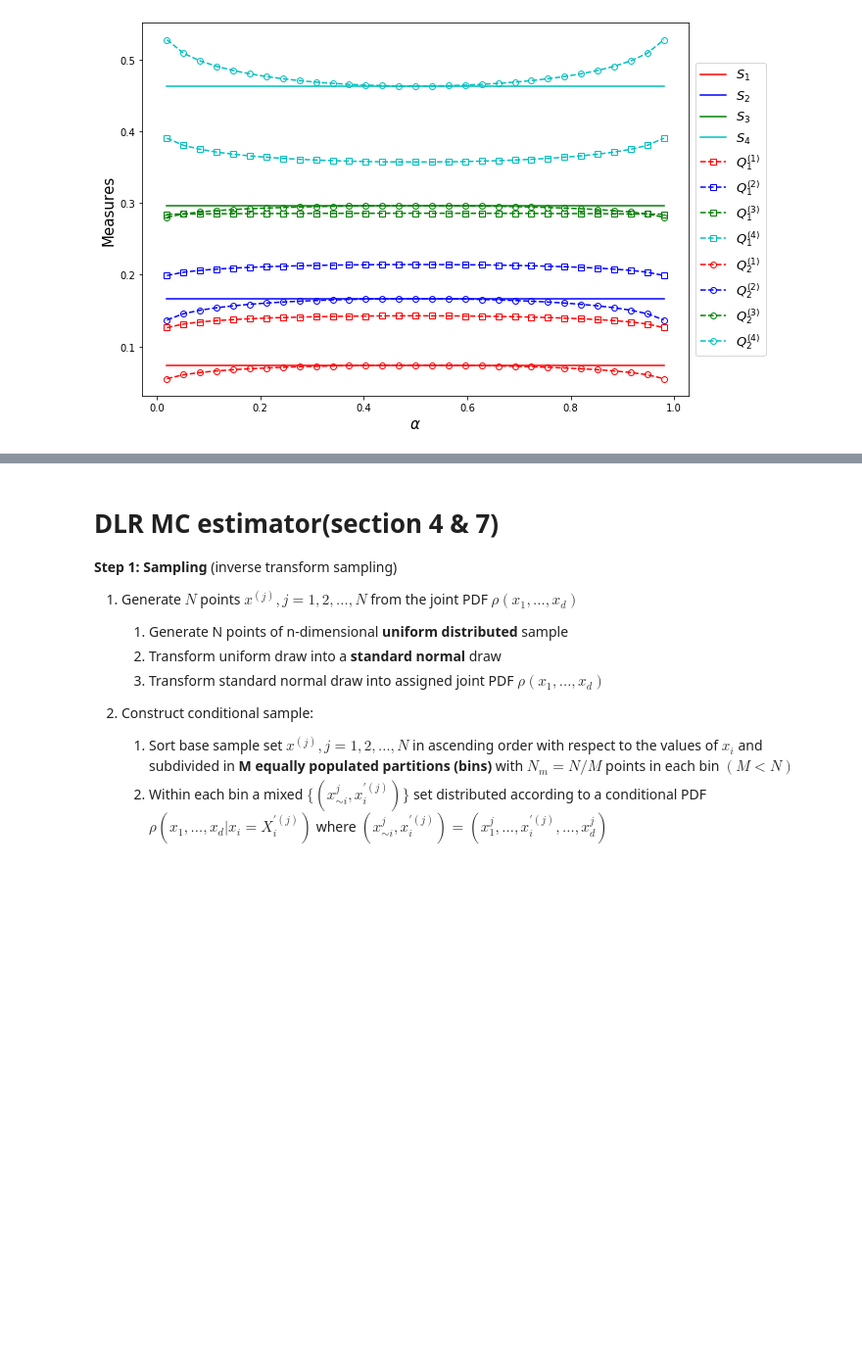
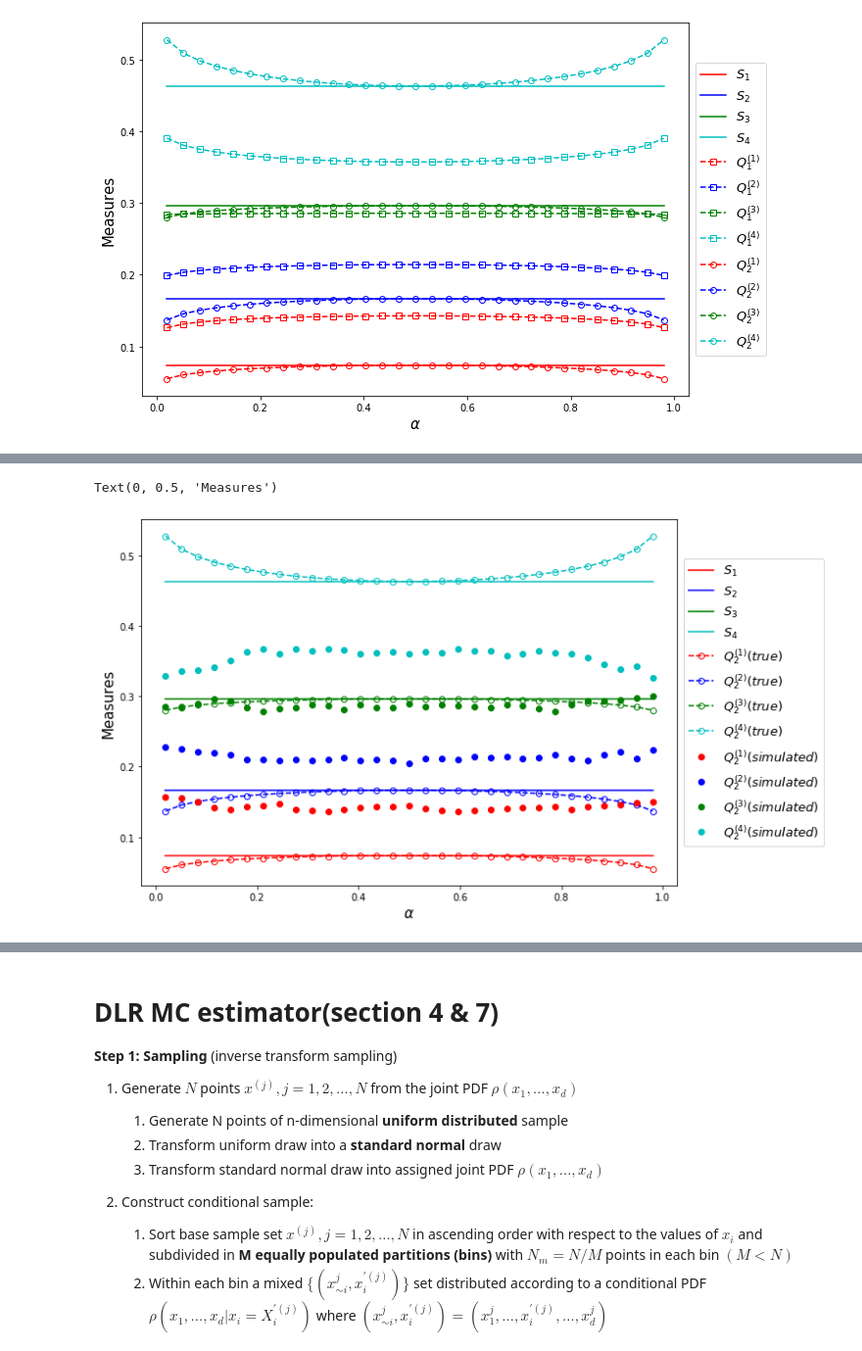
Before and after one commit to Yuleii/quantile-sensitivity-measures, a Jupyter notebook: quantile_based_global_sensitivity_measures.ipynb, the cells around one changed output, grey strips where cells are left out. Shown at 98% size. Cells and saved outputs as stored; diff of their text form; code cells hidden in the pictures; blank space fills up the shorter version.

```diff
--- a/quantile_based_global_sensitivity_measures.ipynb
+++ b/quantile_based_global_sensitivity_measures.ipynb
@@ -211,0 +338,24 @@ Text(0, 0.5, 'Measures')
+# %%
+plt.figure(figsize=(10,7))
+
+plt.plot(alp, S_i_plot[:, 0], 'r-', label=r'$S_1$')
+plt.plot(alp, S_i_plot[:, 1], 'b-', label=r'$S_2$')
+plt.plot(alp, S_i_plot[:, 2], 'g-', label=r'$S_3$')
+plt.plot(alp, S_i_plot[:, 3], 'c-', label=r'$S_4$')
+
+plt.plot(alp, Q_2[:, 0], 'ro--',label=r'$Q_2^{(1)}(true)$', markerfacecolor='none')
+plt.plot(alp, Q_2[:, 1], 'bo--',label=r'$Q_2^{(2)}(true)$', markerfacecolor='none')
+plt.plot(alp, Q_2[:, 2], 'go--',label=r'$Q_2^{(3)}(true)$', markerfacecolor='none')
+plt.plot(alp, Q_2[:, 3], 'co--',label=r'$Q_2^{(4)}(true)$', markerfacecolor='none')
+
+plt.plot(alp, nomalized_q2_alp[0], 'ro',label=r'$Q_2^{(1)}(simulated)$')
+plt.plot(alp, nomalized_q2_alp[1], 'bo',label=r'$Q_2^{(2)}(simulated)$')
+plt.plot(alp, nomalized_q2_alp[2], 'go',label=r'$Q_2^{(3)}(simulated)$')
+plt.plot(alp, nomalized_q2_alp[3], 'co',label=r'$Q_2^{(4)}(simulated)$')
+
+plt.legend(loc='center left', bbox_to_anchor=(1, 0.5), fontsize=13)
+plt.xlabel(r"$\alpha$", fontsize=15)
+plt.ylabel("Measures", fontsize=15)
+# %% [output]
+Text(0, 0.5, 'Measures')
+[figure, added]
```
Also changed, not shown: parts of 26 cells of this notebook.
